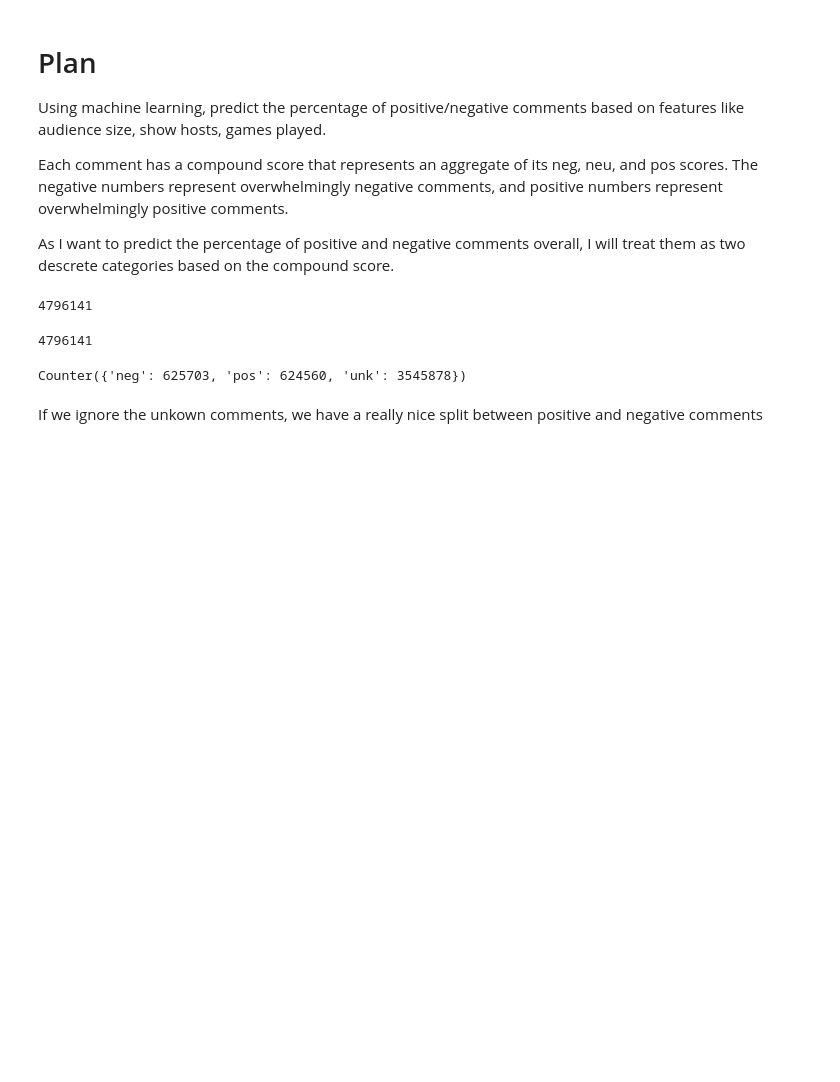
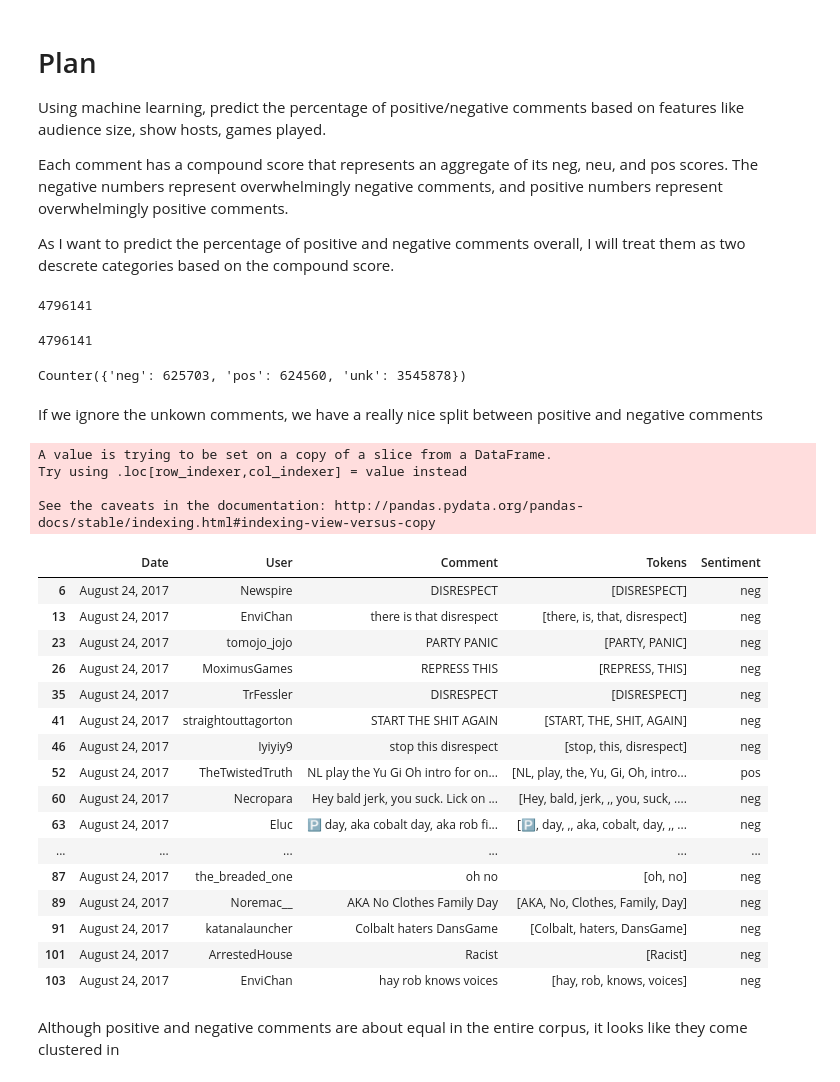
Before and after one commit to Data-Science-for-Linguists/NLSS_Project, a Jupyter notebook: NLSS_V3.ipynb, the cells around one changed output. Drawn from its saved outputs; the diff is of its cells as text; code cells hidden in the pictures; blank space fills up the shorter version.

Commit message:
added comments

```diff
--- a/NLSS_V3.ipynb
+++ b/NLSS_V3.ipynb
@@ -304,3 +304,31 @@ Counter(sent_scores)
 Counter({'neg': 625703, 'pos': 624560, 'unk': 3545878})
 # %% [markdown]
 If we ignore the unkown comments, we have a really nice split between positive and negative comments
+# %%
+ml_df = comment_df.loc[(comment_df['User']!='Moobot') & (comment_df['User']!='Nightbot')]
+ml_df['Sentiment'] = sent_scores
+ml_df.loc[ml_df['Sentiment']!='unk'][:20]
+# %% [output]
+A value is trying to be set on a copy of a slice from a DataFrame.
+Try using .loc[row_indexer,col_indexer] = value instead
+
+See the caveats in the documentation: http://pandas.pydata.org/pandas-docs/stable/indexing.html#indexing-view-versus-copy
+|  | Date | User | Comment | Tokens | Sentiment |
+| 6 | August 24, 2017 | Newspire | DISRESPECT | [DISRESPECT] | neg |
+| 13 | August 24, 2017 | EnviChan | there is that disrespect | [there, is, that, disrespect] | neg |
+| 23 | August 24, 2017 | tomojo_jojo | PARTY PANIC | [PARTY, PANIC] | neg |
+| 26 | August 24, 2017 | MoximusGames | REPRESS THIS | [REPRESS, THIS] | neg |
+| 35 | August 24, 2017 | TrFessler | DISRESPECT | [DISRESPECT] | neg |
+| 41 | August 24, 2017 | straightouttagorton | START THE SHIT AGAIN | [START, THE, SHIT, AGAIN] | neg |
+| 46 | August 24, 2017 | Iyiyiy9 | stop this disrespect | [stop, this, disrespect] | neg |
+| 52 | August 24, 2017 | TheTwistedTruth | NL play the Yu Gi Oh intro for on... | [NL, play, the, Yu, Gi, Oh, intro... | pos |
+| 60 | August 24, 2017 | Necropara | Hey bald jerk, you suck. Lick on ... | [Hey, bald, jerk, ,, you, suck, .... | neg |
+| 63 | August 24, 2017 | Eluc | 🅿 day, aka cobalt day, aka rob fi... | [🅿, day, ,, aka, cobalt, day, ,, ... | neg |
+| ... | ... | ... | ... | ... | ... |
+| 87 | August 24, 2017 | the_breaded_one | oh no | [oh, no] | neg |
+| 89 | August 24, 2017 | Noremac__ | AKA No Clothes Family Day | [AKA, No, Clothes, Family, Day] | neg |
+| 91 | August 24, 2017 | katanalauncher | Colbalt haters DansGame | [Colbalt, haters, DansGame] | neg |
+| 101 | August 24, 2017 | ArrestedHouse | Racist | [Racist] | neg |
+| 103 | August 24, 2017 | EnviChan | hay rob knows voices | [hay, rob, knows, voices] | neg |
+# %% [markdown]
+Although positive and negative comments are about equal in the entire corpus, it looks like they come clustered in
```
